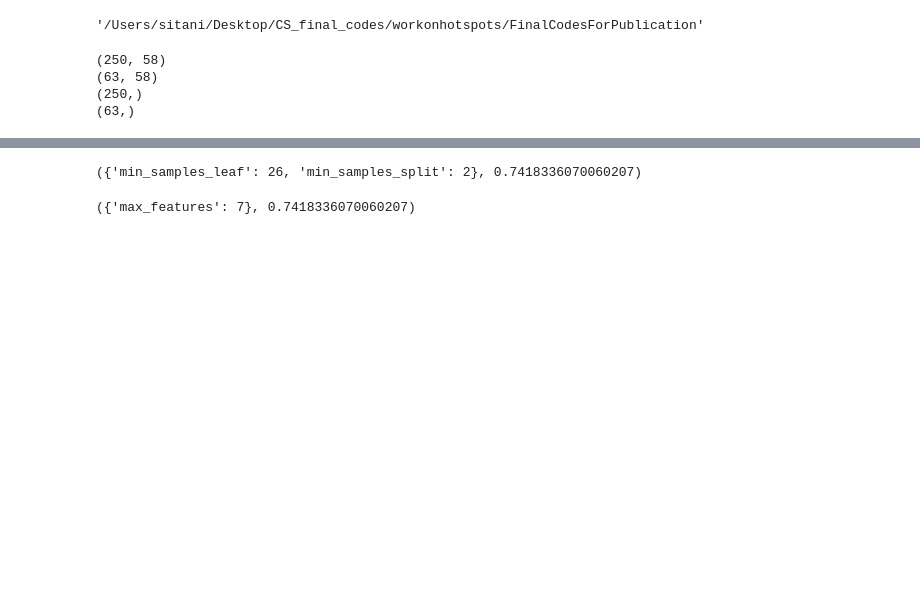
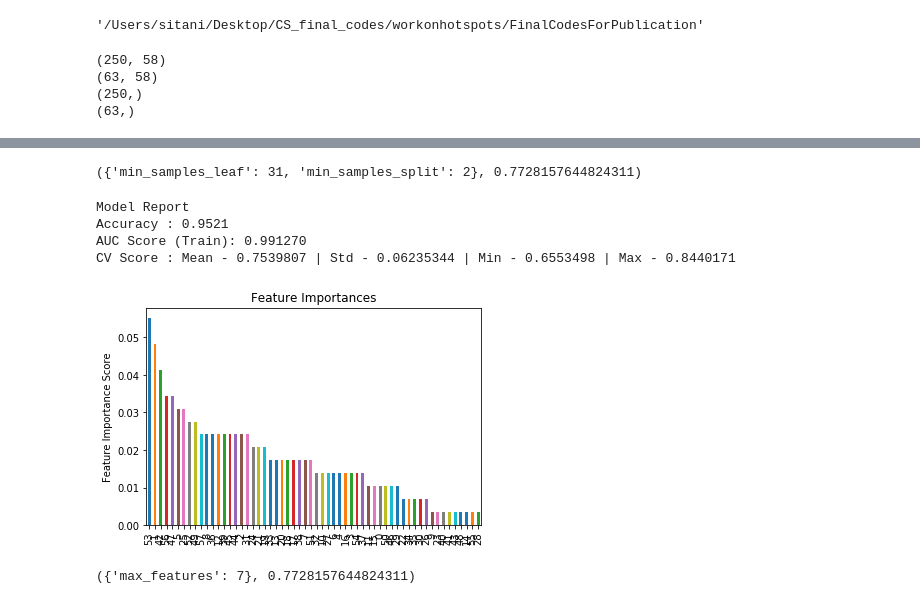
Before and after one commit to Divya1205/RBHS_Sitani, a Jupyter notebook: tuningGBM.ipynb, the cells around one changed output, grey strips where cells are left out. Cells and saved outputs as stored; diff of their text form; code cells hidden in the pictures; blank space fills up the shorter version.

```diff
--- a/tuningGBM.ipynb
+++ b/tuningGBM.ipynb
@@ -171,18 +173,26 @@ CV Score : Mean - 0.73526 | Std - 0.04662256 | Min - 0.6761905 | Max - 0.7968254
 # %%
 param_test3 = {'min_samples_split':np.arange(2,5,1), 'min_samples_leaf':np.arange(1,60,1)}
-gsearch3 = GridSearchCV(estimator = GradientBoostingClassifier(learning_rate=0.2, n_estimators=130,max_depth=5,max_features='sqrt', subsample=0.8, random_state=10),
+gsearch3 = GridSearchCV(estimator = GradientBoostingClassifier(learning_rate=0.2, n_estimators=290,max_depth=1,max_features='sqrt', subsample=0.8, random_state=10),
 param_grid = param_test3, scoring='roc_auc',n_jobs=4,iid=False, cv=5)
-gsearch3.fit(X_train,y_train)
+gsearch3.fit(X,y)
 #gsearch3.grid_scores_, gsearch3.best_params_, gsearch3.best_score_
 gsearch3.best_params_, gsearch3.best_score_
 # %% [output]
-({'min_samples_leaf': 26, 'min_samples_split': 2}, 0.7418336070060207)
+({'min_samples_leaf': 31, 'min_samples_split': 2}, 0.7728157644824311)
+# %%
+modelfit(gsearch2.best_estimator_, X,y,predictors)
+# %% [output]
+Model Report
+Accuracy : 0.9521
+AUC Score (Train): 0.991270
+CV Score : Mean - 0.7539807 | Std - 0.06235344 | Min - 0.6553498 | Max - 0.8440171
+[figure, added]
 # %%
 param_test4 = {'max_features':np.arange(1,59,1)}
-gsearch4 = GridSearchCV(estimator = GradientBoostingClassifier(learning_rate=0.2, n_estimators=130,max_depth=5, min_samples_split=2, min_samples_leaf=26, subsample=0.8, random_state=10),
+gsearch4 = GridSearchCV(estimator = GradientBoostingClassifier(learning_rate=0.2, n_estimators=290,max_depth=1, min_samples_split=2, min_samples_leaf=31, subsample=0.8, random_state=10),
 param_grid = param_test4, scoring='roc_auc',n_jobs=4,iid=False, cv=5)
-gsearch4.fit(X_train,y_train)
+gsearch4.fit(X,y)
 #gsearch4.grid_scores_, gsearch4.best_params_, gsearch4.best_score_
 gsearch4.best_params_, gsearch4.best_score_
 # %% [output]
-({'max_features': 7}, 0.7418336070060207)
+({'max_features': 7}, 0.7728157644824311)
```
Also changed, not shown: parts of 13 cells of this notebook.
